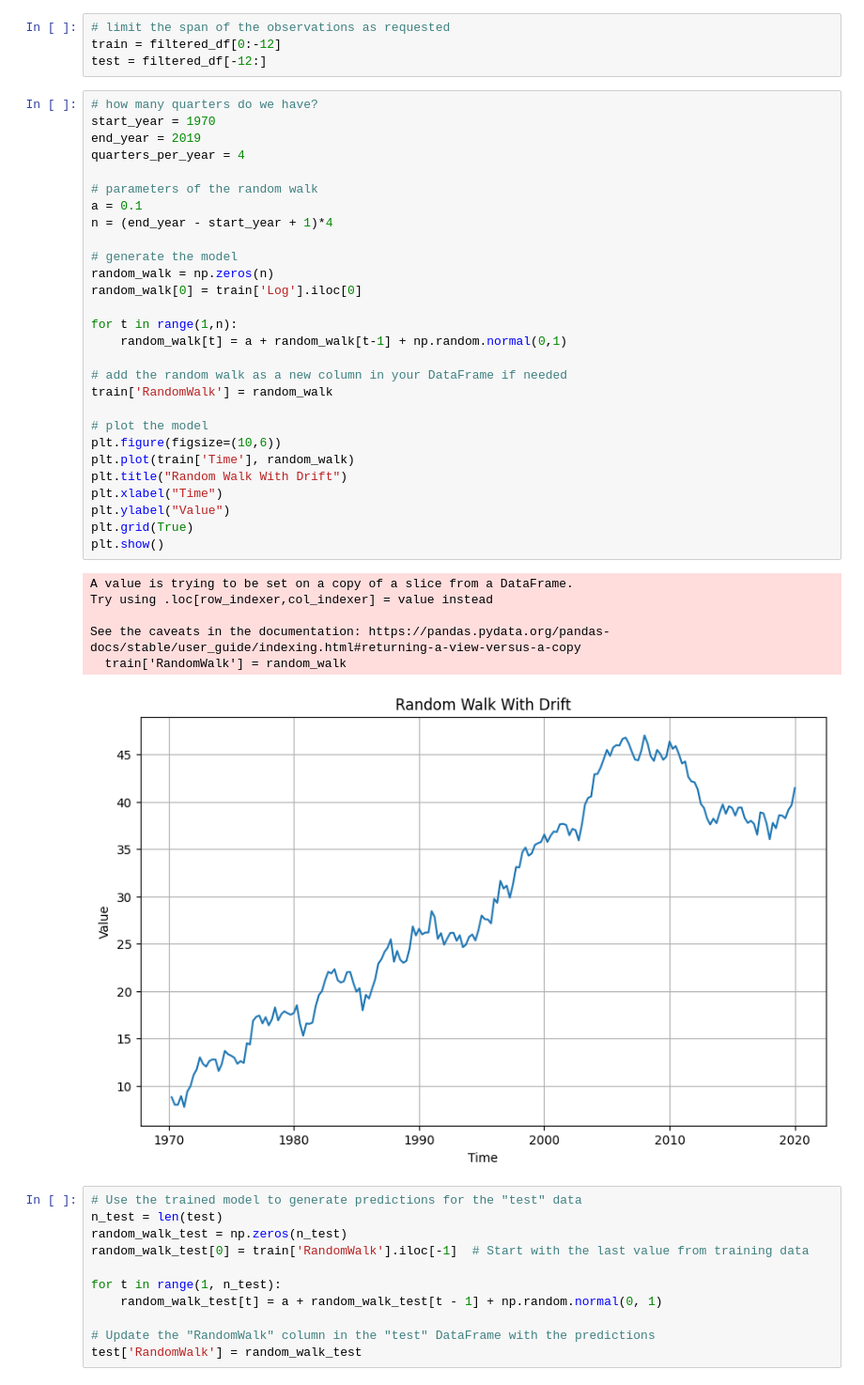
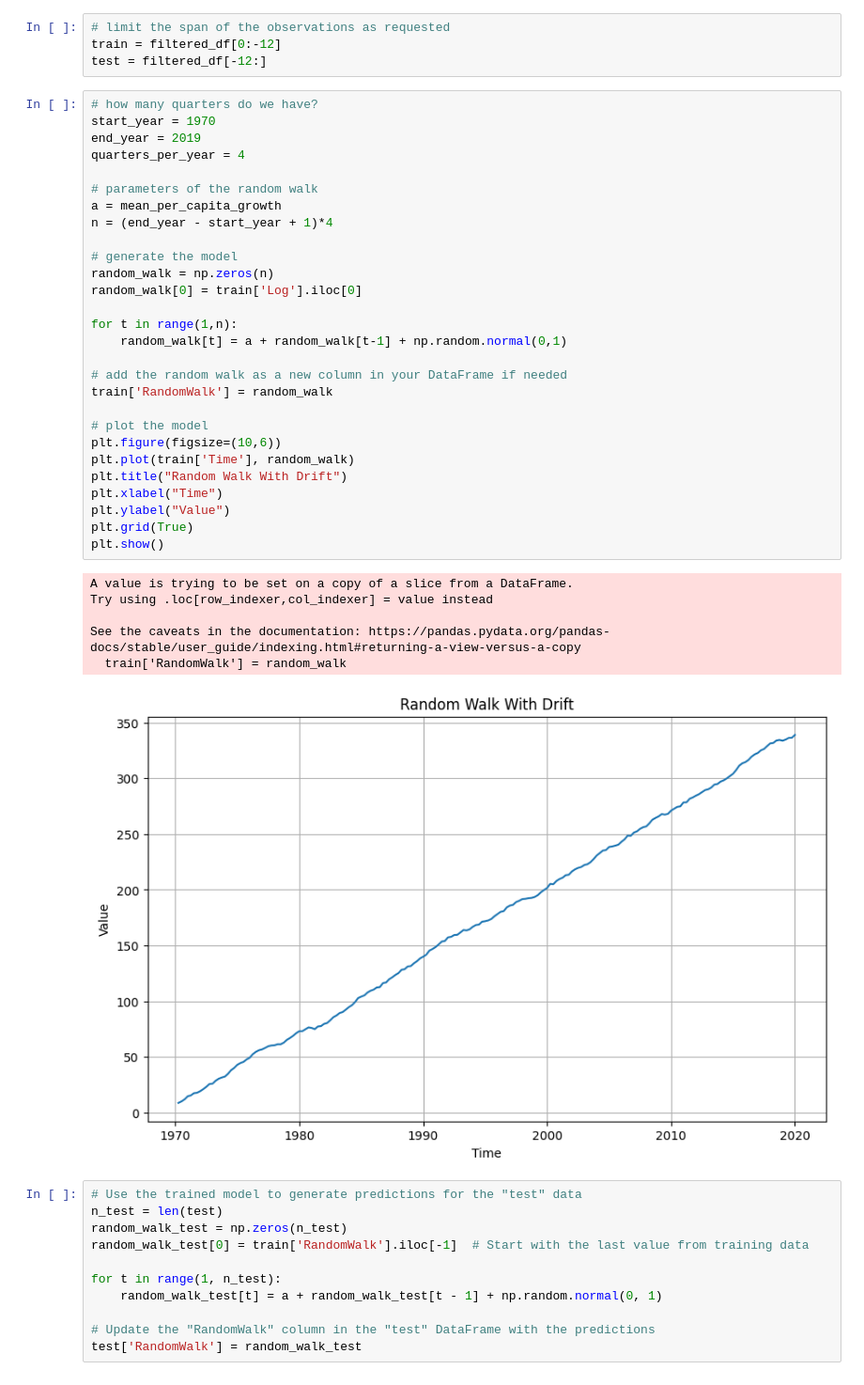
Before and after one commit to giordanovitale/Time-Series-Assignments, a Jupyter notebook: Assignment 2/Assignment2.ipynb, the cells around one changed output. Shown at 94% size. Cells and saved outputs as stored; diff of their text form.

```diff
--- a/Assignment 2/Assignment2.ipynb
+++ b/Assignment 2/Assignment2.ipynb
@@ -355,35 +355,35 @@ start_year = 1970
 end_year = 2019
 quarters_per_year = 4
 
 # parameters of the random walk
-a = 0.1
+a = mean_per_capita_growth
 n = (end_year - start_year + 1)*4
 
 # generate the model
 random_walk = np.zeros(n)
 random_walk[0] = train['Log'].iloc[0]
 
 for t in range(1,n):
     random_walk[t] = a + random_walk[t-1] + np.random.normal(0,1)
 
 # add the random walk as a new column in your DataFrame if needed
 train['RandomWalk'] = random_walk
 
 # plot the model
 plt.figure(figsize=(10,6))
 plt.plot(train['Time'], random_walk)
 plt.title("Random Walk With Drift")
 plt.xlabel("Time")
 plt.ylabel("Value")
 plt.grid(True)
 plt.show()
 # %% [output]
 A value is trying to be set on a copy of a slice from a DataFrame.
 Try using .loc[row_indexer,col_indexer] = value instead
 
 See the caveats in the documentation: https://pandas.pydata.org/pandas-docs/stable/user_guide/indexing.html#returning-a-view-versus-a-copy
   train['RandomWalk'] = random_walk
-[figure, old version]
+[figure, new version]
 # %%
 # Use the trained model to generate predictions for the "test" data
 n_test = len(test)
```
Also changed, not shown: parts of 9 cells of this notebook.
